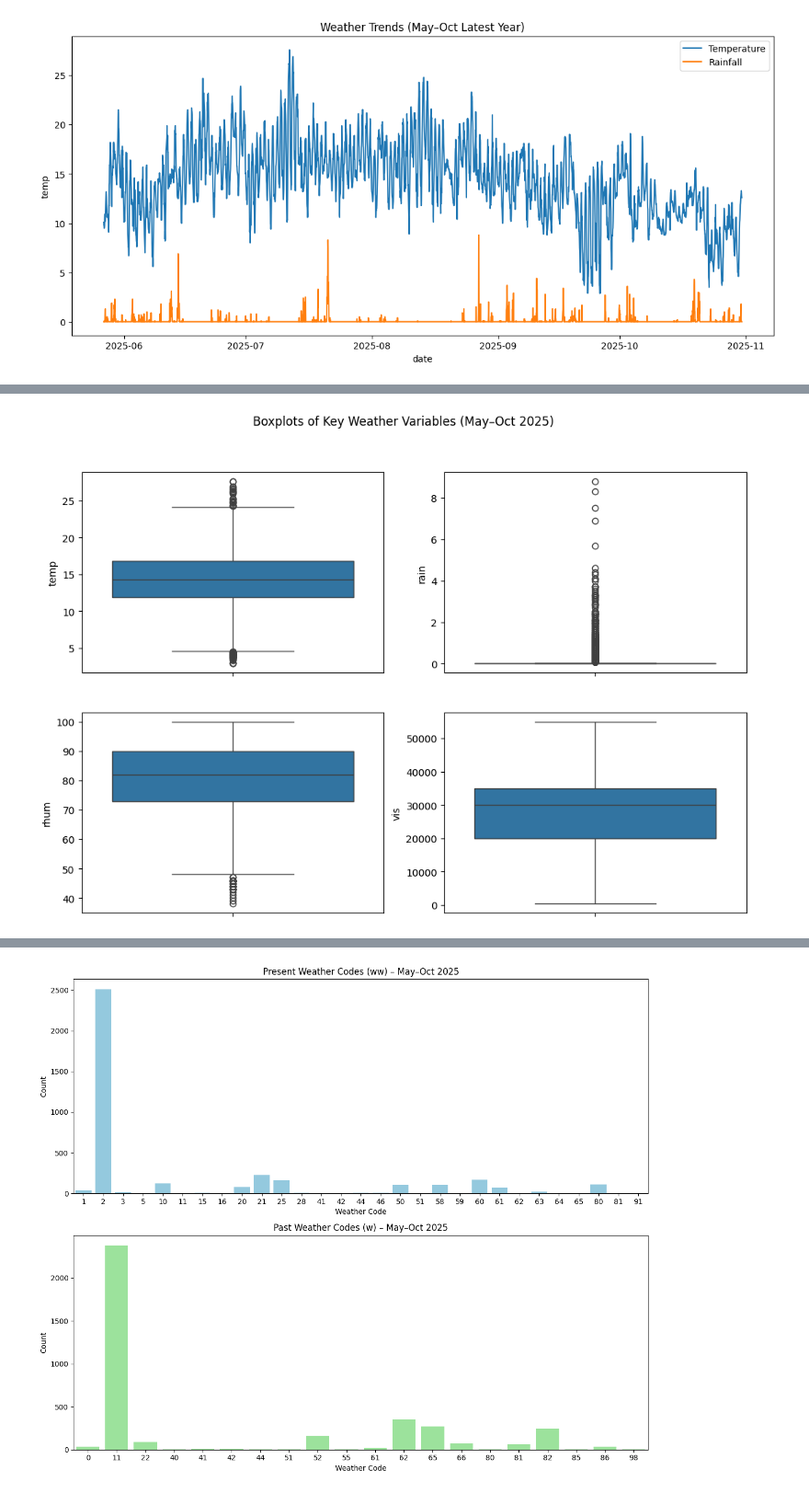
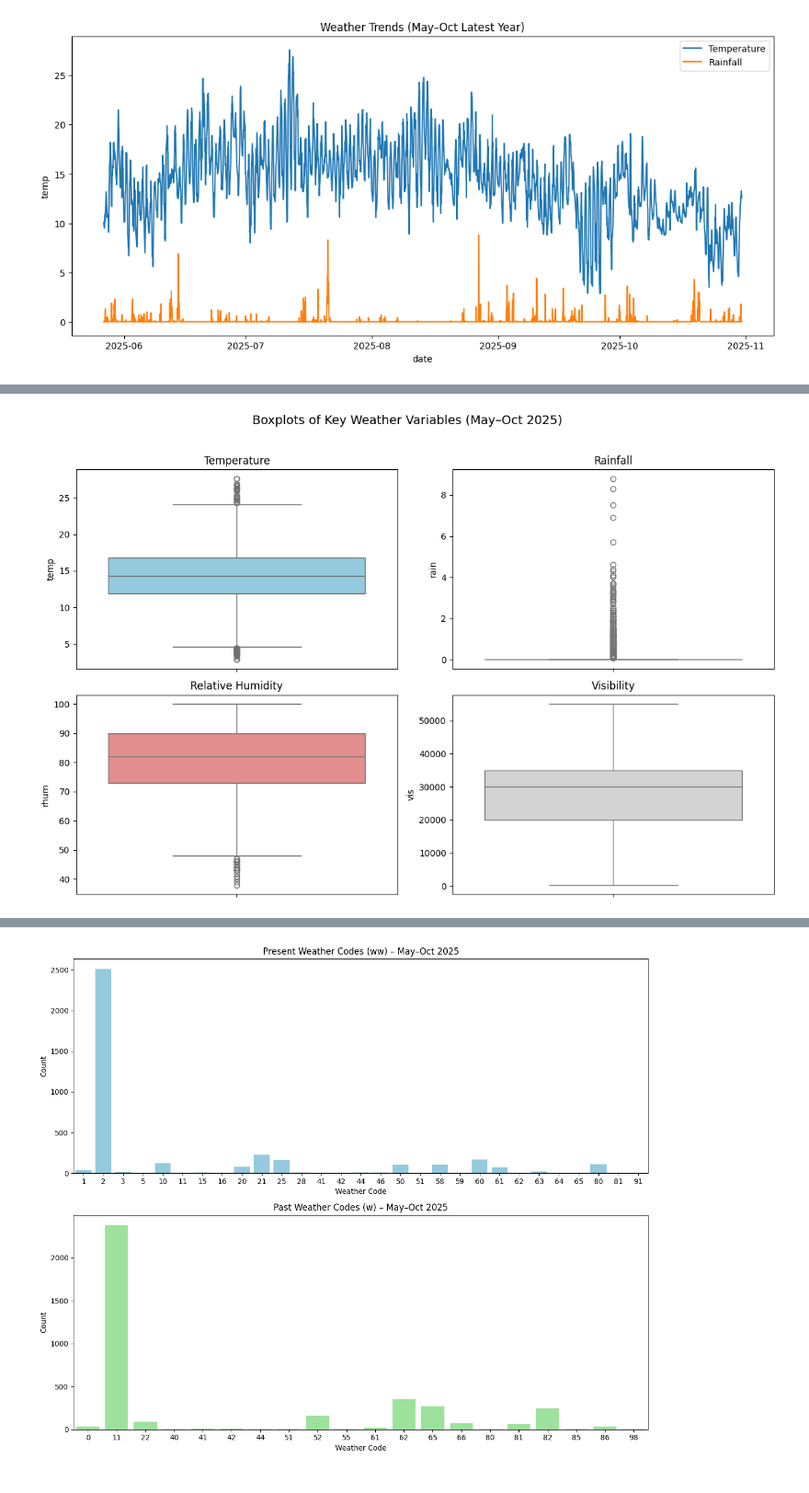
Before and after one commit to ECronin1973/programming-for-data-analytics, a Jupyter notebook: project/project.ipynb, the cells around one changed output, grey strips where cells are left out. Shown at 92% size. Saved outputs shown, nothing was run; the diff lists cells and outputs as text; code cells hidden in the pictures.

```diff
--- a/project/project.ipynb
+++ b/project/project.ipynb
@@ -597,13 +807,37 @@ Boxplots are generated for key weather variables (`temp`, `rain`, `rhum`, `vis`)
 # %%
-fig, axes = plt.subplots(2,2, figsize=(12,8))
-sns.boxplot(y=df_weather_clean['temp'], ax=axes[0,0])
-sns.boxplot(y=df_weather_clean['rain'], ax=axes[0,1])
-sns.boxplot(y=df_weather_clean['rhum'], ax=axes[1,0])
-sns.boxplot(y=df_weather_clean['vis'], ax=axes[1,1])
-plt.suptitle("Boxplots of Key Weather Variables (May–Oct 2025)")
+# Step 10a – Boxplots for Outlier Detection
+
+import os
+import matplotlib.pyplot as plt
+import seaborn as sns
+
+# Ensure 'plots' folder exists
+os.makedirs("plots", exist_ok=True)
+
+# Create subplots for boxplots
+fig, axes = plt.subplots(2, 2, figsize=(12, 8))
+
+sns.boxplot(y=df_weather_clean['temp'], ax=axes[0,0], color="skyblue")
+axes[0,0].set_title("Temperature")
+
+sns.boxplot(y=df_weather_clean['rain'], ax=axes[0,1], color="lightgreen")
+axes[0,1].set_title("Rainfall")
+
+sns.boxplot(y=df_weather_clean['rhum'], ax=axes[1,0], color="lightcoral")
+axes[1,0].set_title("Relative Humidity")
+
+sns.boxplot(y=df_weather_clean['vis'], ax=axes[1,1], color="lightgrey")
+axes[1,1].set_title("Visibility")
+
+plt.suptitle("Boxplots of Key Weather Variables (May–Oct 2025)", fontsize=14)
+# use a tuple for rect to satisfy type checkers
+plt.tight_layout(rect=(0, 0, 1, 0.96))
+
+# Save and show
+plt.savefig("plots/s10a_boxplots.png", dpi=300, bbox_inches="tight")
 plt.show()
 # %% [output]
-[figure, old version]
+[figure, new version]
 # %% [markdown]
 ## 📑 Step 10b – Daily Aggregates (Mean/Max/Min)
 
```
Also changed, not shown: parts of 73 cells of this notebook, 36 other files.
